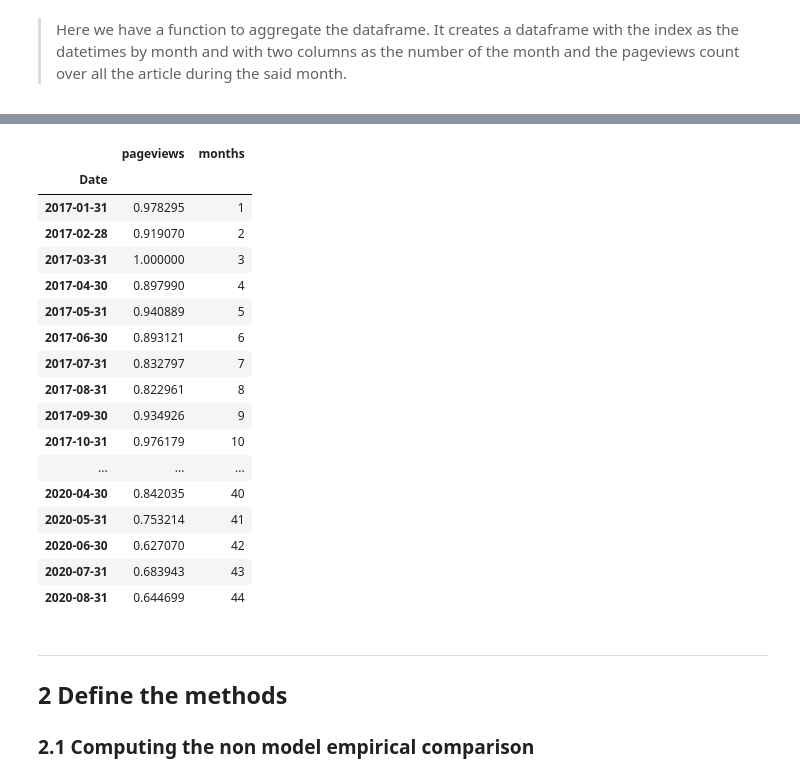
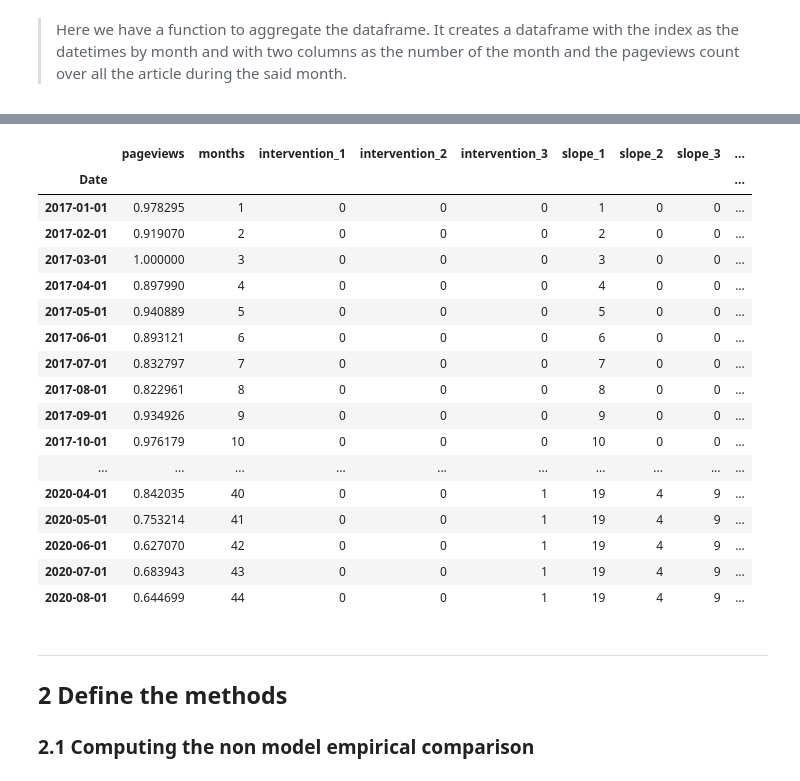
Before and after one commit to epfl-ada/ada-2020-project-milestone-p3-p3_tadaa, a Jupyter notebook: creative_extension-Copy1.ipynb, the cells around one changed output, grey strips where cells are left out. Drawn from its saved outputs; the diff is of its cells as text; code cells hidden in the pictures.

```diff
--- a/creative_extension-Copy1.ipynb
+++ b/creative_extension-Copy1.ipynb
@@ -76,10 +76,10 @@ sci_art_control5 = pd.read_csv('data/Group_control/pageviews-group2-social.csv')
 
 # Merge all datasets together for each corpus
 art_cc=art_cc1.merge(art_cc2).merge(art_cc3).merge(art_cc4).merge(art_cc5)
-art_control=art_control1.merge(art_control2).merge(art_control3).merge(art_control4)#.merge(art_control5)
+art_control_popular=art_control1.merge(art_control2).merge(art_control3).merge(art_control4)#.merge(art_control5)
 sci_art_cc=sci_art_cc1.merge(sci_art_cc2).merge(sci_art_cc3).merge(sci_art_cc4).merge(sci_art_cc5)
 sci_art_control=sci_art_control1.merge(sci_art_control2).merge(sci_art_control3).merge(sci_art_control4).merge(sci_art_control5)
 
 # Display to illustrate the structure
-art_control.head()
+sci_art_control.head()
 # %% [output]
@@ -93,13 +96,13 @@ art_control.head()
 # %% [markdown]
 >Here we define all the intervals between the mentioned event about the climate : the school strike of August 20, 2018 led by Greta Thunberg, the 2018 United Nations Climate Change Conference (COP24) on December 14, 2018 and the summit of the United Nations on September 23, 2019. The modularity of the code allows to simply add or put out an event without changing the code.
 # %%
-# INTERVALS =[["2018-01","2018-07"],["2018-08","2018-11"],["2018-12","2019-08"],["2019-09","2020-02"]]
+INTERVALS_2 =[["2018-01","2018-07"],["2018-08","2018-11"],["2018-12","2019-08"],["2019-09","2020-02"]]
 #1er janvier 2017 jusquau 31 aout 2020
-INTERVALS =[["2017-01","2018-07"],["2018-08","2018-11"],["2018-12","2019-08"],["2019-09","2020-08"]]
+INTERVALS =[("2017-01","2018-07"),("2018-08","2018-11"),("2018-12","2019-08"),("2019-09","2020-08")]
 # %% [markdown]
 >Here we have a function to aggregate the dataframe. It creates a dataframe with the index as the datetimes by month and with two columns as the number of the month and the pageviews count over all the article during the said month.
 # %%
-def aggregate(df, freq="M", drop = None, events=INTERVALS) :
+def aggregate(df, freq="MS", drop = None, events=INTERVALS, normalization=False) :
     """A function to aggregate the dataframe as a Serie sorted by month
     with the total number of pageviews per month. With the numbering of each
     month of the timeserie. drop is used to drop a list of articles in the
@@ -108,34 +111,43 @@ def aggregate(df, freq="M", drop = None, events=INTERVALS) :
     To perform the aggregation, it is necessary to give the date of the analyzed
     event according to the chosen frequency."""
     df=df.copy()
-
+    df.index=df.Date
+    df.index=pd.to_datetime(df.index)
+#     df.index=df.index.ceil(freq) #round below according to a frequency
+    df=df.drop(columns="Date")
     #Recreate the dataframe without the named articles
     if not drop == None :
-        df=df[~df["article"].isin(drop)]
-    df = df.copy()
-    df=df.groupby(pd.Grouper(freq=freq)).sum() #Or MS for Month Start eventually
-    df=df.rename(columns={"views" :"pageviews"})
-    #Add the month column numbering the month to plot them
+        df=df.drop(columns=drop)
+
+    # At this point, we should  sum over all articles.
+    df=df.sum(axis=1)
+    # Agregate the data by months
+    df=df.groupby(pd.Grouper(freq=freq)).sum()
+    #Serie to dataframe
+    df=df.to_frame()
+    #Rename the column
+    df.columns=['pageviews']
+    #Add the column months to help to plot with the regression
     months=np.arange(1, len(df.index)+1)
     df["months"]=months
-    for inters, nb in zip(events, range(1, len(events)+1))
+    #Create a column per event as intervention_i with "1" values during the timedelta of the event
+    for inters, nb in zip(events, range(0, len(events))) :
         #Pass the first interval since we are not "after" a event
-        if inter == events[0] :
+        if inters == events[0] :
             pass
         else :
             #Add the intervention column (0 before the event)
-            df["intervention_{nb}"]=[0 if (pd.Timestamp(inters[0])> _ and _ >= pd.Timestamp(inters[1])) else 1 for _ in df.index]
+            df[f"intervention_{nb}"]=[0 if (pd.Timestamp(inters[0])> month or month > pd.Timestamp(inters[1])) else 1 for month in df.index]
     #Modular creation of the slope array. Consider a slope between two event, the values before
-    #the first event is 0 and are equal the month of the second event -1 after the second event as Lagarde's dataframe
-    events_idx=[(df.index[0].strftime('%Y-%m'), event), (event, df.index[-1].strftime('%Y-%m'))]
-    for events, n_slope in zip(events_idx, range(1, len(events)+1)) :
+    #the first event is 0 and are equal the month of the second event -1 after the second event as Lagarde's
+    for event_int, n_slope in zip(events, range(1, len(events)+1)) :
         df[f"slope_{n_slope}"]=list(np.zeros(len(df), dtype=int))
-        idx_event0=df.at[events[0], "months"]
-        idx_event1=df.at[events[1], "months"]
+        idx_event0=df.at[event_int[0], "months"]
+        idx_event1=df.at[event_int[1], "months"]
         #Fill with zero and start counting from the first event
         df[f"slope_{n_slope}"]=df.apply(lambda x : int(x["months"]-(idx_event0-1)) if x["months"]>=idx_event0 else 0, axis=1)
-        #Mask all the values after the second event as the month of the event -1
-        df[f"slope_{n_slope}"]=df.apply(lambda x : int(idx_event1-1) if x["months"]>=idx_event1 else x[n_slope], axis=1)
+        #Mask all the values after the second event by the month of the event minus one
+        df[f"slope_{n_slope}"]=df.apply(lambda x : int(idx_event1-idx_event0+1) if x["months"]>=idx_event1 else x[f"slope_{n_slope}"], axis=1)
     #We just need to add one to the last value because we have defined the last entry of the datetime index of the dataframe as an event
     df[f"slope_{len(events)}"][-1]=df[f"slope_{len(events)}"][-2]+1
 
@@ -146,8 +158,8 @@ def aggregate(df, freq="M", drop = None, events=INTERVALS) :
 
     return df
 
-art_cc_agg=aggregate(df=art_cc, normalization=True)
-art_control_agg=aggregate(df=art_control, normalization=True)
+art_cc_agg=aggregate(df=art_cc, normalization=True, events=INTERVALS_2)
+art_control_popular_agg=aggregate(df=art_control_popular, normalization=True, events=INTERVALS_2)
 sci_art_cc_agg=aggregate(df=sci_art_cc, normalization=True)
 sci_art_control_agg=aggregate(df=sci_art_control, normalization=True)
 
@@ -157,21 +173,21 @@ display(sci_art_cc_agg)
-|  | pageviews | months |
-| Date |  |  |
-| 2017-01-31 | 0.978295 | 1 |
-| 2017-02-28 | 0.919070 | 2 |
-| 2017-03-31 | 1.000000 | 3 |
-| 2017-04-30 | 0.897990 | 4 |
-| 2017-05-31 | 0.940889 | 5 |
-| 2017-06-30 | 0.893121 | 6 |
-| 2017-07-31 | 0.832797 | 7 |
-| 2017-08-31 | 0.822961 | 8 |
-| 2017-09-30 | 0.934926 | 9 |
-| 2017-10-31 | 0.976179 | 10 |
-| ... | ... | ... |
-| 2020-04-30 | 0.842035 | 40 |
-| 2020-05-31 | 0.753214 | 41 |
-| 2020-06-30 | 0.627070 | 42 |
-| 2020-07-31 | 0.683943 | 43 |
-| 2020-08-31 | 0.644699 | 44 |
+|  | pageviews | months | intervention_1 | intervention_2 | intervention_3 | slope_1 | slope_2 | slope_3 | ... |
+| Date |  |  |  |  |  |  |  |  | ... |
+| 2017-01-01 | 0.978295 | 1 | 0 | 0 | 0 | 1 | 0 | 0 | ... |
+| 2017-02-01 | 0.919070 | 2 | 0 | 0 | 0 | 2 | 0 | 0 | ... |
+| 2017-03-01 | 1.000000 | 3 | 0 | 0 | 0 | 3 | 0 | 0 | ... |
+| 2017-04-01 | 0.897990 | 4 | 0 | 0 | 0 | 4 | 0 | 0 | ... |
+| 2017-05-01 | 0.940889 | 5 | 0 | 0 | 0 | 5 | 0 | 0 | ... |
+| 2017-06-01 | 0.893121 | 6 | 0 | 0 | 0 | 6 | 0 | 0 | ... |
+| 2017-07-01 | 0.832797 | 7 | 0 | 0 | 0 | 7 | 0 | 0 | ... |
+| 2017-08-01 | 0.822961 | 8 | 0 | 0 | 0 | 8 | 0 | 0 | ... |
+| 2017-09-01 | 0.934926 | 9 | 0 | 0 | 0 | 9 | 0 | 0 | ... |
+| 2017-10-01 | 0.976179 | 10 | 0 | 0 | 0 | 10 | 0 | 0 | ... |
+| ... | ... | ... | ... | ... | ... | ... | ... | ... | ... |
+| 2020-04-01 | 0.842035 | 40 | 0 | 0 | 1 | 19 | 4 | 9 | ... |
+| 2020-05-01 | 0.753214 | 41 | 0 | 0 | 1 | 19 | 4 | 9 | ... |
+| 2020-06-01 | 0.627070 | 42 | 0 | 0 | 1 | 19 | 4 | 9 | ... |
+| 2020-07-01 | 0.683943 | 43 | 0 | 0 | 1 | 19 | 4 | 9 | ... |
+| 2020-08-01 | 0.644699 | 44 | 0 | 0 | 1 | 19 | 4 | 9 | ... |
 # %% [markdown]
 ---
 ## 2 Define the methods
```
Also changed, not shown: parts of 9 cells of this notebook.
